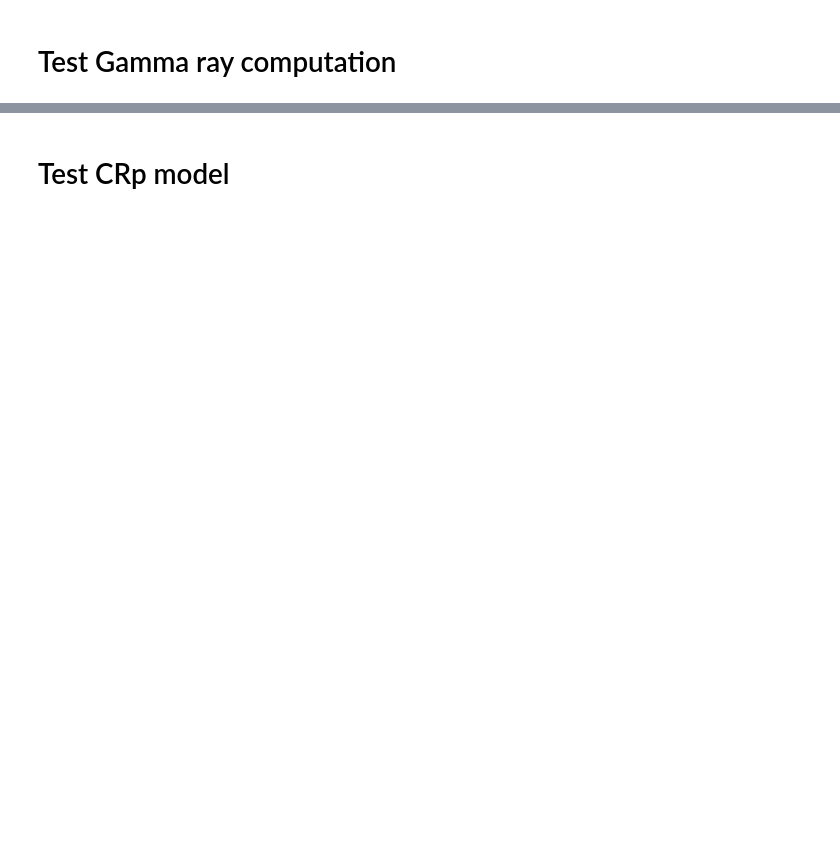
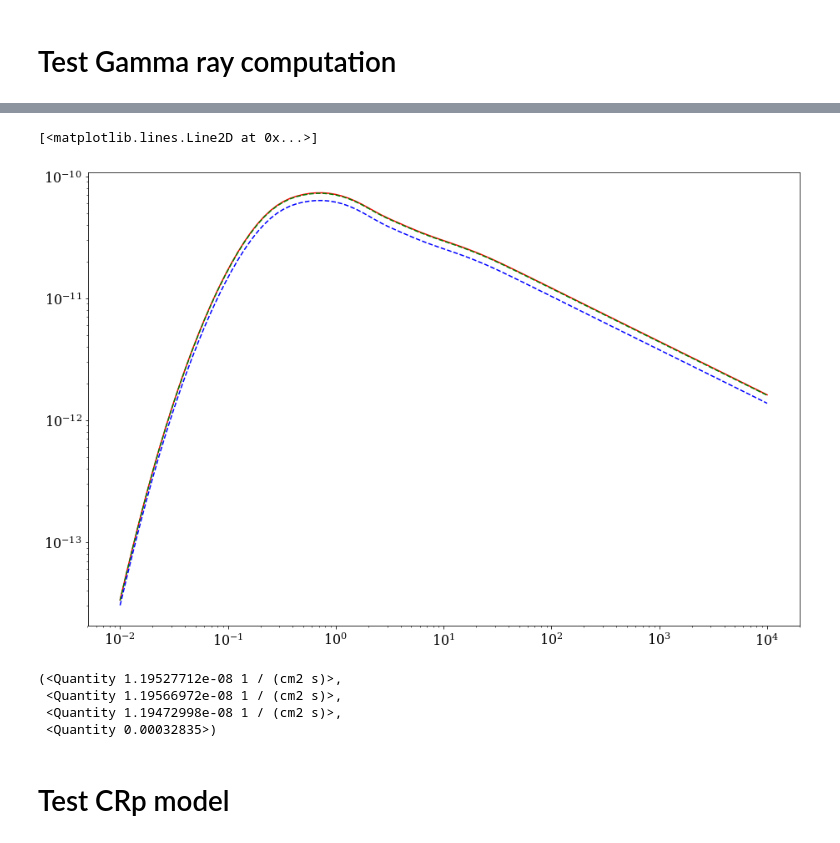
Before and after one commit to renlliang3/ClusterModel, a Jupyter notebook: notebook/model_developement.ipynb, the cells around one changed output, grey strips where cells are left out. Saved outputs shown, nothing was run; the diff lists cells and outputs as text; code cells hidden in the pictures; blank space fills up the shorter version.

```diff
--- a/notebook/model_developement.ipynb
+++ b/notebook/model_developement.ipynb
@@ -395,14 +470,12 @@ for i in range(Nptrad):
 # %%
 # Plots
 plt.figure(1,figsize=(15,10))
 plt.loglog(eng.to('GeV'), (eng**2*dN_dEdSdt1).to('GeV cm-2 s-1'), 'r')
 plt.loglog(eng.to('GeV'), (eng**2*dN_dEdSdt2).to('GeV cm-2 s-1'), 'g--')
 plt.loglog(eng.to('GeV'), (eng**2*dN_dEdSdt3).to('GeV cm-2 s-1'), 'b--')
-
-plt.figure(2,figsize=(15,10))
-plt.plot(eng.to('GeV'), 100*((eng**2*dN_dEdSdt3).to('GeV cm-2 s-1') - (eng**2*dN_dEdSdt2).to('GeV cm-2 s-1'))/(eng**2*dN_dEdSdt3).to('GeV cm-2 s-1') , 'r')
-plt.yscale('log')
-plt.ylim(1e-2,1e1)
+# %% [output]
+[<matplotlib.lines.Line2D at 0x...>]
+[figure, added]
 # %%
 # check that calculating the flux from spectrum and then profile is similar as the other way around
 Emin = 10*u.MeV
@@ -411,23 +484,28 @@ Rmax = cluster.R500
 
 # Get the spectrum and integrate
 energy=np.logspace(np.log10(Emin.to_value('GeV')),np.log10(Emax.to_value('GeV')),1000)*u.GeV
-energy, dN_dEdSdt = cluster.get_gamma_spectrum(energy, Rmax=Rmax, type_integral='cylindrical', NR500max=5, Npt_los=100)
+energy, dN_dEdSdt = cluster.get_gamma_spectrum(energy, Rmax=Rmax, type_integral='cylindrical')
 flux1 = cluster_spectra.get_integral_any_model(energy.to_value('GeV'),
                                                dN_dEdSdt.to_value('GeV-1 cm-2 s-1'),#*energy.to_value('GeV'),
                                                Emin.to_value('GeV'), Emax.to_value('GeV')) * u.Unit('cm-2 s-1')
 
 # Get the profile and integrate
 r3d = cluster_profile.define_safe_radius_array(np.array([Rmax.to_value('kpc')]), Rmin=1.0)*u.kpc
-r2d, dN_dSdtdO  = cluster.get_gamma_profile(r3d, Emin=Emin, Emax=Emax, Energy_density=False, NR500max=5, Npt_los=100)
+r2d, dN_dSdtdO  = cluster.get_gamma_profile(r3d, Emin=Emin, Emax=Emax, Energy_density=False)
 
 integrand = dN_dSdtdO.to_value('cm-2 s-1 sr-1') / cluster.D_ang.to_value('kpc')**2
-flux2 = cluster_profile.get_surface_any_model(r2d.to_value('kpc'), integrand, Rmax.to_value('kpc'), Npt=1000)*u.cm**-2*u.s**-1#*u.GeV
+flux2 = cluster_profile.get_surface_any_model(r2d.to_value('kpc'), integrand, Rmax.to_value('kpc'))*u.cm**-2*u.s**-1#*u.GeV
 
 
-flux3 = cluster.get_gamma_flux(Rmax=Rmax, type_integral='cylindrical', NR500max=5.0, Npt_los=100,
+flux3 = cluster.get_gamma_flux(Rmax=Rmax, type_integral='cylindrical',
                        Emin=Emin, Emax=Emax, Energy_density=False)
 
 flux1,flux2,flux3, (flux2-flux1)/flux2
+# %% [output]
+(<Quantity 1.19527712e-08 1 / (cm2 s)>,
+ <Quantity 1.19566972e-08 1 / (cm2 s)>,
+ <Quantity 1.19472998e-08 1 / (cm2 s)>,
+ <Quantity 0.00032835>)
 # %% [markdown]
 # Test CRp model
 # %%
```
Also changed, not shown: parts of 54 cells of this notebook.
